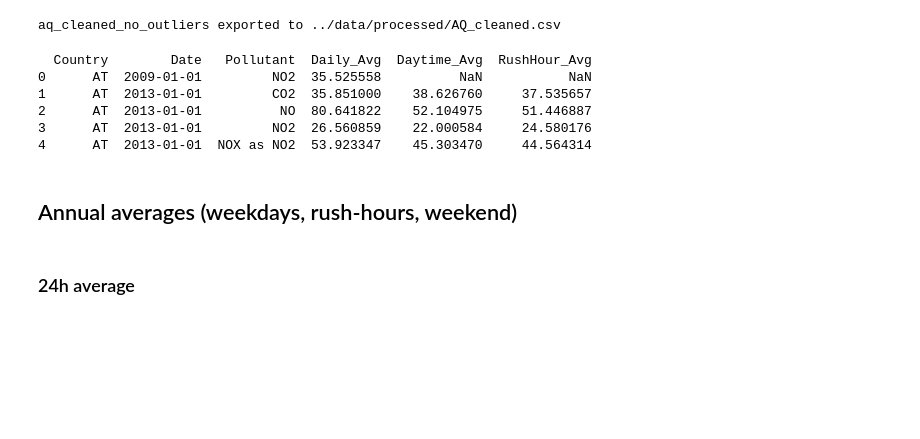
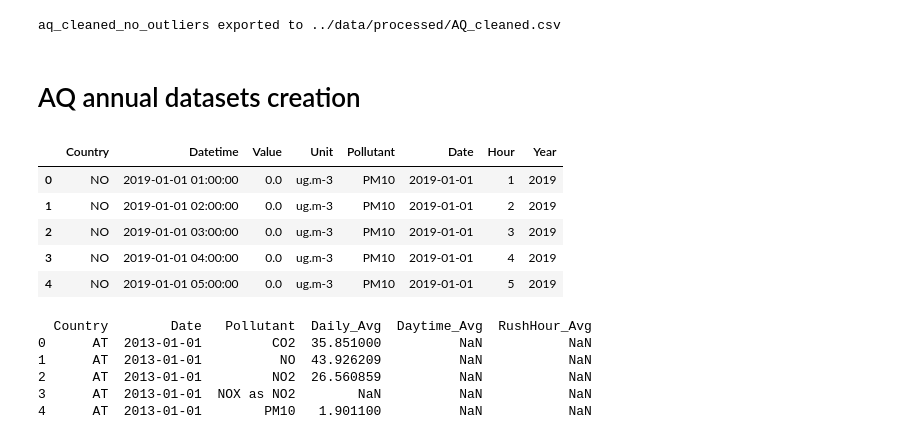
Before and after one commit to JskifterJ/DSML, a Jupyter notebook: src/data_processing.ipynb, the cells around one changed output. Saved outputs shown, nothing was run; the diff lists cells and outputs as text; code cells hidden in the pictures; blank space fills up the shorter version.

```diff
--- a/src/data_processing.ipynb
+++ b/src/data_processing.ipynb
@@ -1028,6 +1034,20 @@ aq_cleaned_no_outliers.to_csv("../data/processed/AQ_merged_cleaned.csv", index=F
 print("aq_cleaned_no_outliers exported to ../data/processed/AQ_merged_cleaned.csv")
 # %% [output]
 aq_cleaned_no_outliers exported to ../data/processed/AQ_cleaned.csv
+# %% [markdown]
+# AQ annual datasets creation
+# %%
+import pandas as pd
+
+aq_cleaned = pd.read_csv("../data/processed/AQ_merged_cleaned.csv")
+aq_cleaned.head()
+# %% [output]
+|  | Country | Datetime | Value | Unit | Pollutant | Date | Hour | Year |
+| 0 | NO | 2019-01-01 01:00:00 | 0.0 | ug.m-3 | PM10 | 2019-01-01 | 1 | 2019 |
+| 1 | NO | 2019-01-01 02:00:00 | 0.0 | ug.m-3 | PM10 | 2019-01-01 | 2 | 2019 |
+| 2 | NO | 2019-01-01 03:00:00 | 0.0 | ug.m-3 | PM10 | 2019-01-01 | 3 | 2019 |
+| 3 | NO | 2019-01-01 04:00:00 | 0.0 | ug.m-3 | PM10 | 2019-01-01 | 4 | 2019 |
+| 4 | NO | 2019-01-01 05:00:00 | 0.0 | ug.m-3 | PM10 | 2019-01-01 | 5 | 2019 |
 # %%
 # Daily average per country
 daily_avg = aq_cleaned.groupby(['Country', 'Date', 'Pollutant'])['Value'].mean().reset_index()
@@ -1044,21 +1064,17 @@ rush_avg = aq_cleaned[rush_mask].groupby(['Country', 'Date', 'Pollutant'])['Valu
 rush_avg = rush_avg.rename(columns={'Value': 'RushHour_Avg'})
 
 # Merge all averages into one DataFrame
-aq_merged_cleaned = daily_avg.merge(daytime_avg, on=['Country', 'Date', 'Pollutant'], how='left')
-aq_merged_cleaned = aq_merged_cleaned.merge(rush_avg, on=['Country', 'Date', 'Pollutant'], how='left')
+AQ_merged_averages = daily_avg.merge(daytime_avg, on=['Country', 'Date', 'Pollutant'], how='left')
+AQ_merged_averages = AQ_merged_averages.merge(rush_avg, on=['Country', 'Date', 'Pollutant'], how='left')
 
 # Save the cleaned dataset
-aq_merged_cleaned.to_csv("../data/processed/AQ_merged_cleaned.csv", index=False)
+AQ_merged_averages.to_csv("../data/processed/AQ_merged_averages.csv", index=False)
 
-print(aq_merged_cleaned.head())
+print(AQ_merged_averages.head())
 # %% [output]
   Country        Date   Pollutant  Daily_Avg  Daytime_Avg  RushHour_Avg
-0      AT  2009-01-01         NO2  35.525558          NaN           NaN
-1      AT  2013-01-01         CO2  35.851000    38.626760     37.535657
-2      AT  2013-01-01          NO  80.641822    52.104975     51.446887
-3      AT  2013-01-01         NO2  26.560859    22.000584     24.580176
-4      AT  2013-01-01  NOX as NO2  53.923347    45.303470     44.564314
+0      AT  2013-01-01         CO2  35.851000          NaN           NaN
+1      AT  2013-01-01          NO  43.926209          NaN           NaN
+2      AT  2013-01-01         NO2  26.560859          NaN           NaN
+3      AT  2013-01-01  NOX as NO2        NaN          NaN           NaN
+4      AT  2013-01-01        PM10   1.901100          NaN           NaN
-# %% [markdown]
-## Annual averages (weekdays, rush-hours, weekend)
-# %% [markdown]
-### 24h average
```
Also changed, not shown: parts of 19 cells of this notebook, 2 other files.
